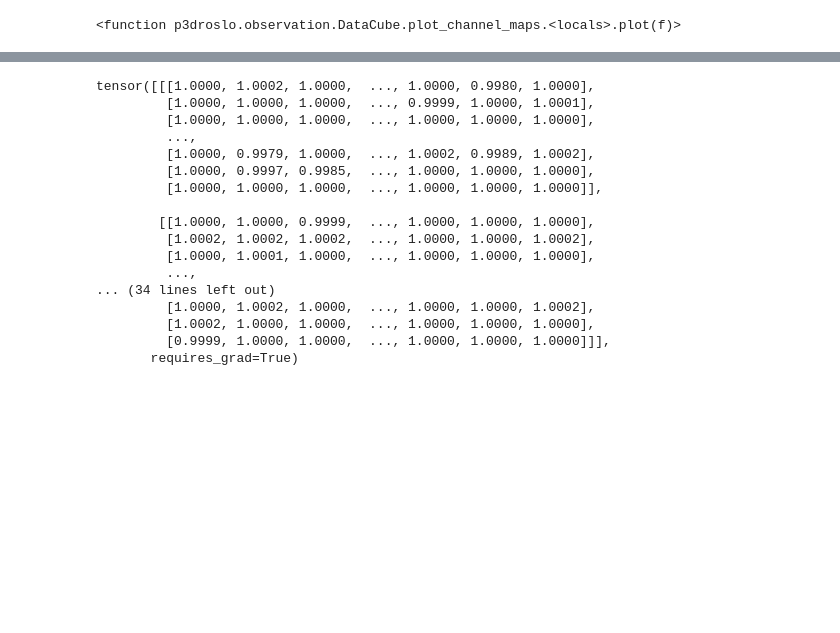
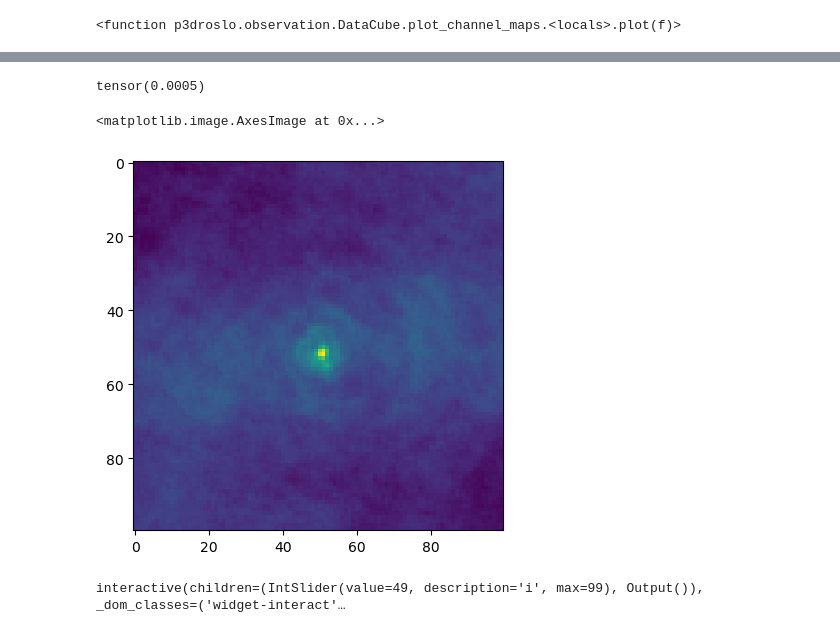
Before and after one commit to Magritte-code/pomme, a Jupyter notebook: docs/examples/simple.ipynb, the cells around one changed output, grey strips where cells are left out. Drawn from its saved outputs; the diff is of its cells as text; code cells hidden in the pictures; blank space fills up the shorter version.

```diff
--- a/docs/examples/simple.ipynb
+++ b/docs/examples/simple.ipynb
@@ -68,20 +186,9 @@ plt.yscale('log')
+# %%
+tau.data.min()
+# %% [output]
+tensor(0.0005)
 # %%
-density
+plt.imshow(img.data)
 # %% [output]
-tensor([[[1.0000, 1.0002, 1.0000,  ..., 1.0000, 0.9980, 1.0000],
-         [1.0000, 1.0000, 1.0000,  ..., 0.9999, 1.0000, 1.0001],
-         [1.0000, 1.0000, 1.0000,  ..., 1.0000, 1.0000, 1.0000],
-         ...,
-         [1.0000, 0.9979, 1.0000,  ..., 1.0002, 0.9989, 1.0002],
-         [1.0000, 0.9997, 0.9985,  ..., 1.0000, 1.0000, 1.0000],
-         [1.0000, 1.0000, 1.0000,  ..., 1.0000, 1.0000, 1.0000]],
-
-        [[1.0000, 1.0000, 0.9999,  ..., 1.0000, 1.0000, 1.0000],
-         [1.0002, 1.0002, 1.0002,  ..., 1.0000, 1.0000, 1.0002],
-         [1.0000, 1.0001, 1.0000,  ..., 1.0000, 1.0000, 1.0000],
-         ...,
-... (34 lines left out)
-         [1.0000, 1.0002, 1.0000,  ..., 1.0000, 1.0000, 1.0002],
-         [1.0002, 1.0000, 1.0000,  ..., 1.0000, 1.0000, 1.0000],
-         [0.9999, 1.0000, 1.0000,  ..., 1.0000, 1.0000, 1.0000]]],
-       requires_grad=True)
+<matplotlib.image.AxesImage at 0x...>
+[figure, added]
@@ -88,3 +197,10 @@ tensor([[[1.0000, 1.0002, 1.0000,  ..., 1.0000, 0.9980, 1.0000],
+# %%
+def plot(i):
+    plt.imshow(chi.data[:,:,i])
+
+interactive(plot, i=(0,eta.data.shape[2]-1))
+# %% [output]
+interactive(children=(IntSlider(value=49, description='i', max=99), Output()), _dom_classes=('widget-interact'…
 # %%
 class Data(Dataset):
     def __init__(self, datacube):
```
Also changed, not shown: parts of 17 cells of this notebook, 5 other files.
